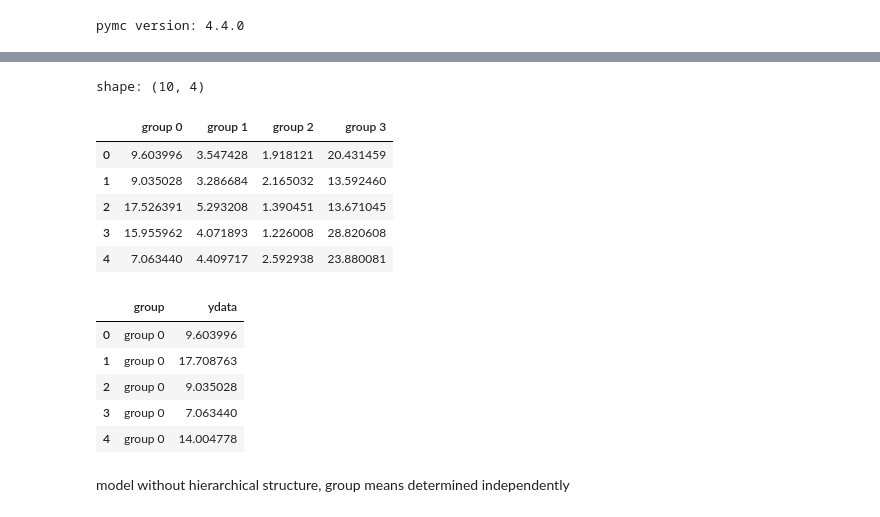
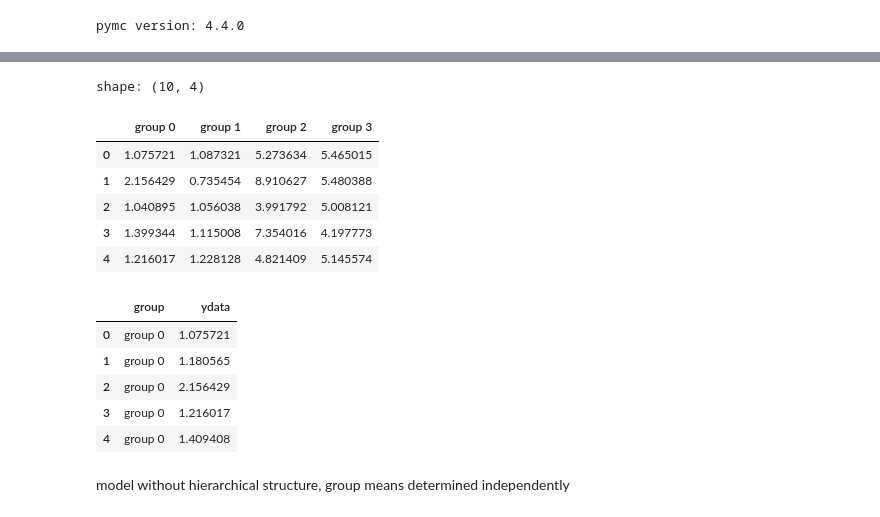
Before and after one commit to assayer5/bayesian-curvefit-reg, a Jupyter notebook: bayesian_hierarchical_gamma_model.ipynb, the cells around one changed output, grey strips where cells are left out. Saved outputs shown, nothing was run; the diff lists cells and outputs as text; code cells hidden in the pictures.

```diff
--- a/bayesian_hierarchical_gamma_model.ipynb
+++ b/bayesian_hierarchical_gamma_model.ipynb
@@ -15,8 +15,9 @@ pymc version: 4.4.0
 # %%
 # create some gamma distributed data
 # parameters for 4 gammma distributions, drawn from a distribution to simulate hierarchy
-gamshapes = np.random.normal(loc=15, scale=5, size=4)
-gamscales = np.random.exponential(scale=1, size=4)
+rng = np.random.default_rng(seed=RANDOM_SEED)
+gamshapes = rng.normal(loc=15, scale=5, size=4)
+gamscales = rng.exponential(scale=1, size=4)
 print(f'gamma parameters: \nshapes {gamshapes}, \nscales {gamscales}')
 # %% [output]
 gamma parameters:
@@ -25,9 +26,16 @@ scales [1.05821853 0.30665518 0.1330959  1.81224278]
 # %%
 # plot distributions created with parameters
 fig, axs = plt.subplots(1, 4, figsize=(12, 3))
-
+datadict = {}
 for i, param in enumerate(zip(gamshapes, gamscales)):
-    sample = np.random.gamma(shape=param[0], scale=param[1], size=1000)
+    sample = rng.gamma(shape=param[0], scale=param[1], size=1000)
     axs[i].hist(sample, bins = 50)
     axs[i].set_title(f'gamma {i} distribution\nmean: {np.mean(sample).round(2)}')
+
+    # get some small data samples from distributions
+    datadict[f'group {i}'] = np.random.gamma(shape=param[0], scale=param[1], size=10)
+    # plot small sample
+    axs[i].vlines(x=datadict[f'group {i}'], ymin=0, ymax=1,
+                  transform=axs[i].get_xaxis_transform(), color='gray', alpha=0.5, label='sample')
+    axs[i].legend()
 # %% [output]
@@ -35,21 +43,16 @@ for i, param in enumerate(zip(gamshapes, gamscales)):
 # %%
-# get some small data samples from distributions
-datadict = {}
-for i, param in enumerate(zip(gamshapes, gamscales)):
-    datadict[f'group {i}'] = np.random.gamma(shape=param[0], scale=param[1], size=10)
-
-# put data into dataframe
+# put sample data into dataframe
 df = pd.DataFrame(datadict)
 print('shape:', df.shape)
 df.head()
 # %% [output]
 shape: (10, 4)
 |  | group 0 | group 1 | group 2 | group 3 |
-| 0 | 9.603996 | 3.547428 | 1.918121 | 20.431459 |
-| 1 | 9.035028 | 3.286684 | 2.165032 | 13.592460 |
-| 2 | 17.526391 | 5.293208 | 1.390451 | 13.671045 |
-| 3 | 15.955962 | 4.071893 | 1.226008 | 28.820608 |
-| 4 | 7.063440 | 4.409717 | 2.592938 | 23.880081 |
+| 0 | 1.075721 | 1.087321 | 5.273634 | 5.465015 |
+| 1 | 2.156429 | 0.735454 | 8.910627 | 5.480388 |
+| 2 | 1.040895 | 1.056038 | 3.991792 | 5.008121 |
+| 3 | 1.399344 | 1.115008 | 7.354016 | 4.197773 |
+| 4 | 1.216017 | 1.228128 | 4.821409 | 5.145574 |
 # %%
 # reshape data and relabel columns
 ydatadf = df.stack(level=0).reset_index().drop('level_0', axis=1)
@@ -59,11 +62,11 @@ ydatadf = ydatadf.sort_values(by=['group']).reset_index(drop=True)
 ydatadf.head()
 # %% [output]
 |  | group | ydata |
-| 0 | group 0 | 9.603996 |
-| 1 | group 0 | 17.708763 |
-| 2 | group 0 | 9.035028 |
-| 3 | group 0 | 7.063440 |
-| 4 | group 0 | 14.004778 |
+| 0 | group 0 | 1.075721 |
+| 1 | group 0 | 1.180565 |
+| 2 | group 0 | 2.156429 |
+| 3 | group 0 | 1.216017 |
+| 4 | group 0 | 1.409408 |
 # %%
 # variables to feed model
 groupnum, groups = pd.factorize(ydatadf['group'])
```
Also changed, not shown: parts of 16 cells of this notebook.
